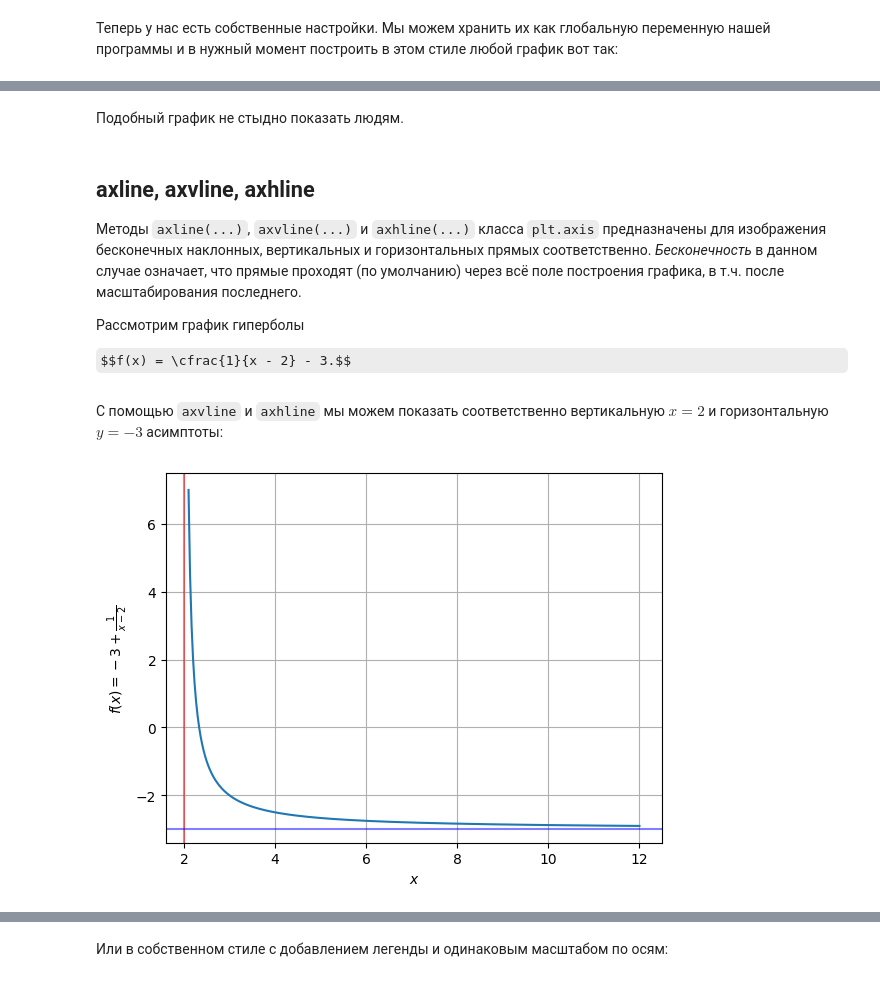
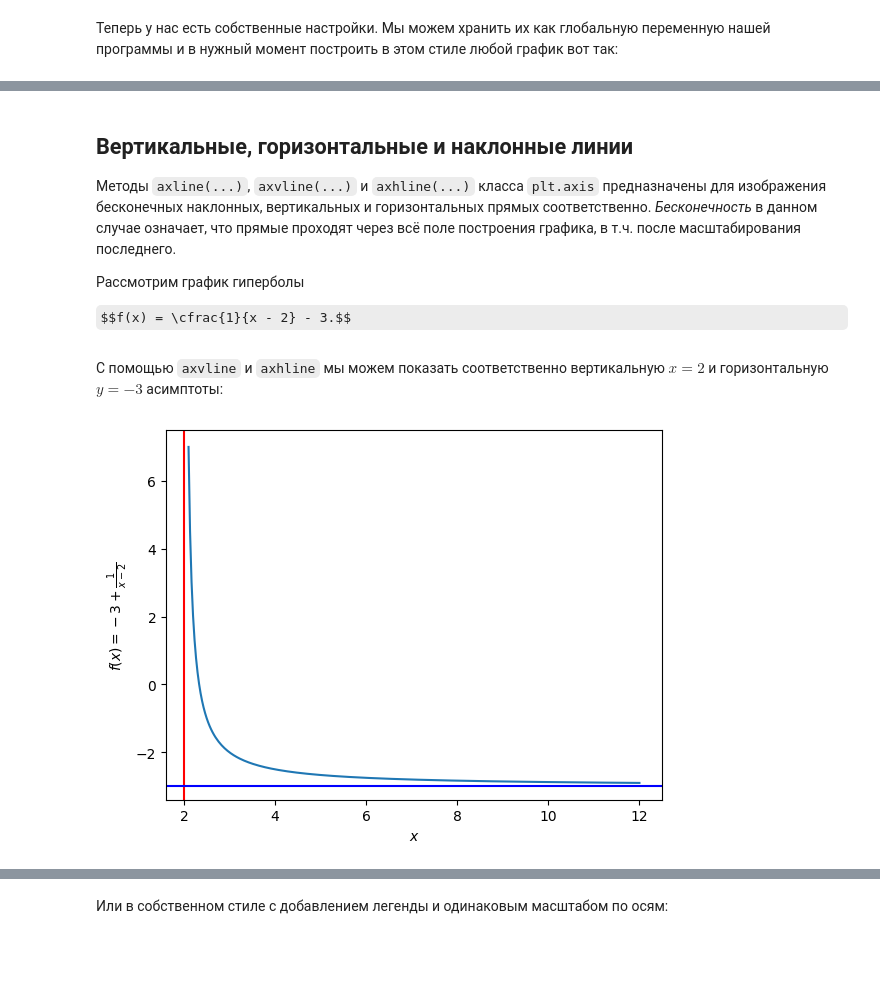
Before and after one commit to unexpectedCoder/sm6-py-cookbook, a Jupyter notebook: book/plotting/ch2-improved-matplotlib.ipynb, the cells around one changed output, grey strips where cells are left out. Cells and saved outputs as stored; diff of their text form; code cells hidden in the pictures; some formulas as TeX source; blank space fills up the shorter version.

```diff
--- a/book/plotting/ch2-improved-matplotlib.ipynb
+++ b/book/plotting/ch2-improved-matplotlib.ipynb
@@ -383,30 +430,31 @@ with plt.rc_context(custom_style):
-# %% [markdown]
-Подобный график не стыдно показать людям.
 # %% [markdown]
-## axline, axvline, axhline
+## Вертикальные, горизонтальные и наклонные линии
 
-Методы `axline(...)`, `axvline(...)` и `axhline(...)` класса `plt.axis` предназначены для изображения бесконечных наклонных, вертикальных и горизонтальных прямых соответственно. *Бесконечность* в данном случае означает, что прямые проходят (по умолчанию) через всё поле построения графика, в т.ч. после масштабирования последнего.
+Методы `axline(...)`, `axvline(...)` и `axhline(...)` класса `plt.axis` предназначены для изображения бесконечных наклонных, вертикальных и горизонтальных прямых соответственно.
+_Бесконечность_ в данном случае означает, что прямые проходят через всё поле построения графика, в т.ч. после масштабирования последнего.
 
 Рассмотрим график гиперболы
 
 $$f(x) = \cfrac{1}{x - 2} - 3.$$
 # %%
-def hyperbola(x):
+def f_hyperbola(x):
     return 1 / (x - 2) - 3
 
 xh = np.linspace(2.1, 12, 301)
-yh = hyperbola(xh)
+yh = f_hyperbola(xh)
 # %% [markdown]
 С помощью `axvline` и `axhline` мы можем показать соответственно вертикальную $x = 2$ и горизонтальную $y = -3$ асимптоты:
 # %%
 fig, ax = plt.subplots()
 ax.plot(xh, yh)
-ax.axvline(2, c="r", alpha=0.5)
-ax.axhline(-3, c="b", alpha=0.5)
-ax.set(xlabel="$x$", ylabel=r"$f(x) = -3 + \frac{1}{x - 2}$")
-ax.grid()
+ax.axvline(2, c="r")
+ax.axhline(-3, c="b")
+ax.set(
+    xlabel="$x$",
+    ylabel=r"$f(x) = -3 + \frac{1}{x - 2}$"
+);
 # %% [output]
-[figure, old version]
+[figure, new version]
 # %% [markdown]
 Известно, что для данной гиперболы значение производной
 
```
Also changed, not shown: parts of 47 cells of this notebook.
